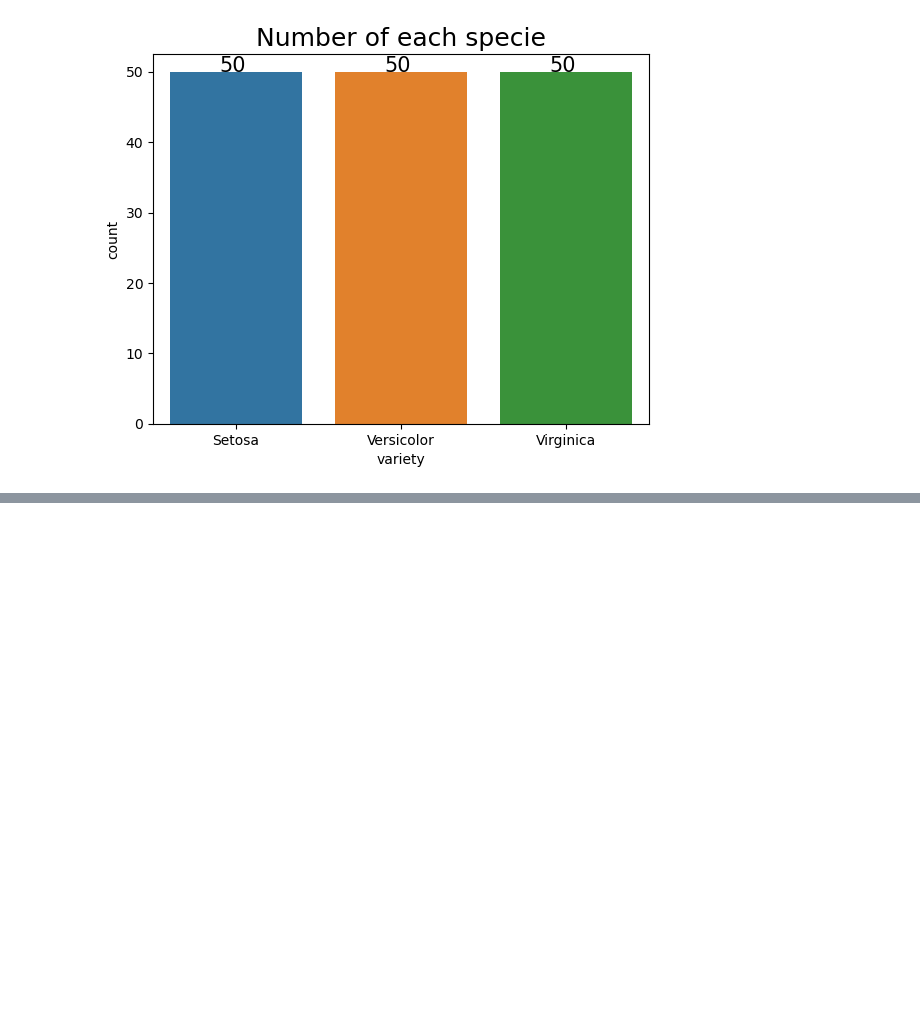
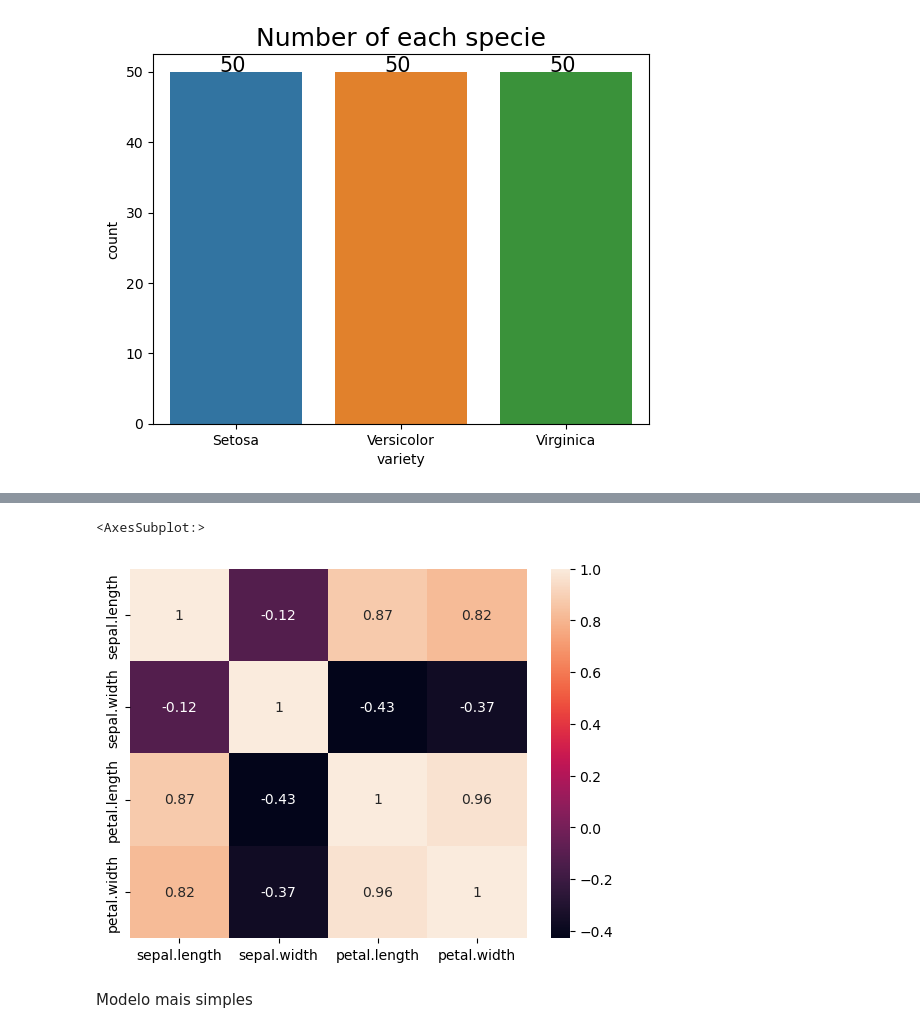
Before and after one commit to IgorEisenlohr/DataScience, a Jupyter notebook: Iris.ipynb, the cells around one changed output, grey strips where cells are left out. Cells and saved outputs as stored; diff of their text form; code cells hidden in the pictures; blank space fills up the shorter version.

```diff
--- a/Iris.ipynb
+++ b/Iris.ipynb
@@ -70,0 +95,8 @@ for p in ax.patches:
+# %%
+correlation = iris.corr()
+sns.heatmap(correlation, annot=True)
+# %% [output]
+<AxesSubplot:>
+[figure, added]
+# %% [markdown]
+Modelo mais simples
```
Also changed, not shown: parts of 11 cells of this notebook.
